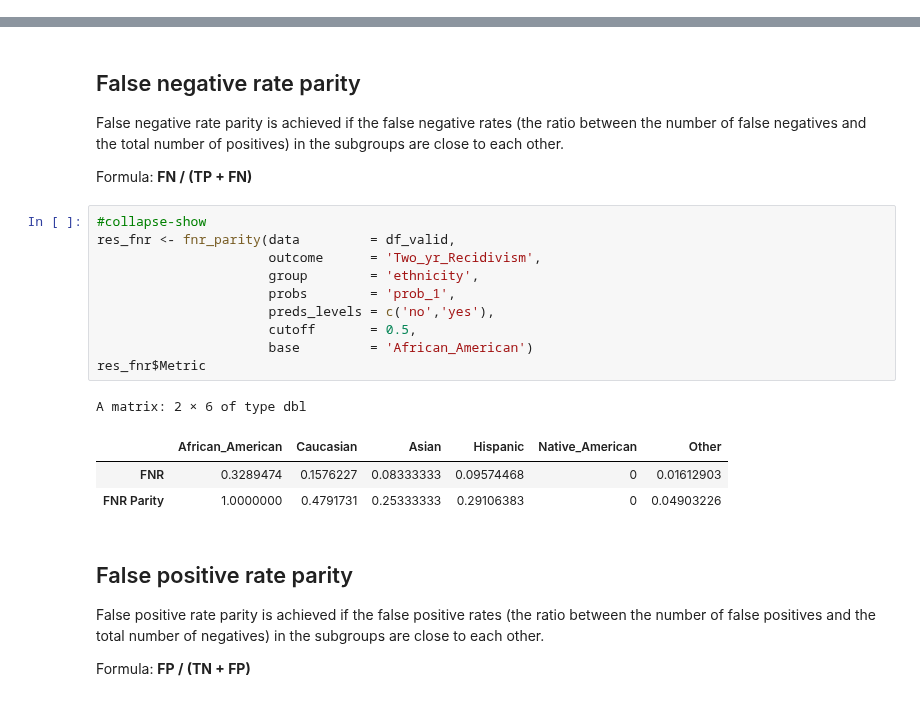
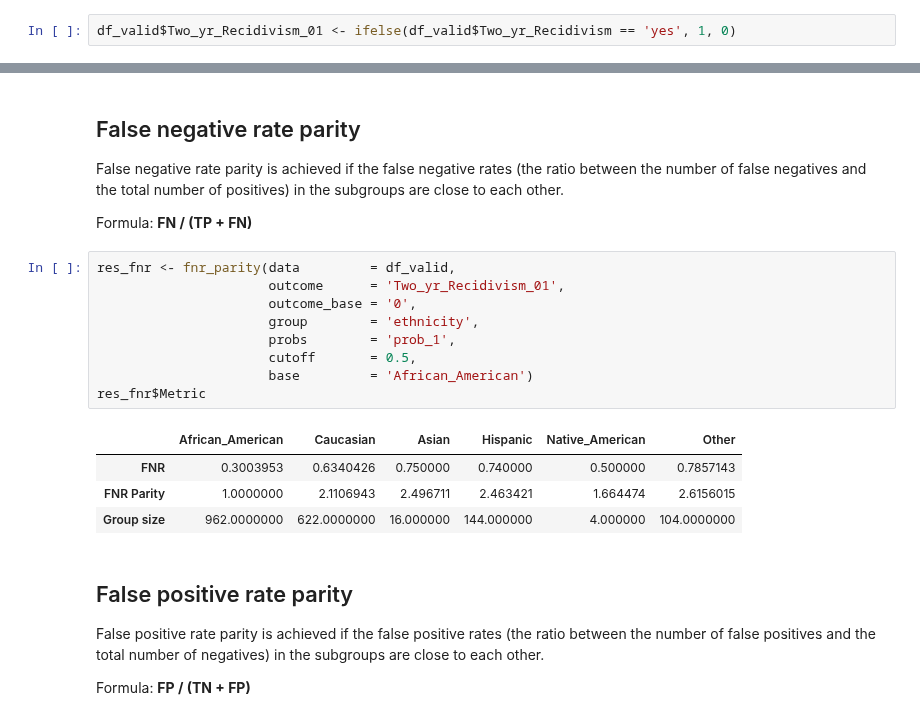
Before and after one commit to kozodoi/website, a Jupyter notebook: _notebooks/2020-05-01-fairness-tutorial.ipynb, the cells around one changed output, grey strips where cells are left out. Saved outputs shown, nothing was run; the diff lists cells and outputs as text.

```diff
--- a/_notebooks/2020-05-01-fairness-tutorial.ipynb
+++ b/_notebooks/2020-05-01-fairness-tutorial.ipynb
@@ -175,3 +168,5 @@ When working with probabilistic predictions, some metrics also require a cutoff
+# %%
+df_valid$Two_yr_Recidivism_01 <- ifelse(df_valid$Two_yr_Recidivism == 'yes', 1, 0)
 # %% [markdown]
 # 6. Computing fairness metrics
 
@@ -382,20 +359,19 @@ False negative rate parity is achieved if the false negative rates (the ratio be
 
 Formula: **FN / (TP + FN)**
 # %%
-#collapse-show
 res_fnr <- fnr_parity(data         = df_valid,
-                      outcome      = 'Two_yr_Recidivism',
+                      outcome      = 'Two_yr_Recidivism_01',
+                      outcome_base = '0',
                       group        = 'ethnicity',
                       probs        = 'prob_1',
-                      preds_levels = c('no','yes'),
                       cutoff       = 0.5,
                       base         = 'African_American')
 res_fnr$Metric
 # %% [output]
-A matrix: 2 × 6 of type dbl
 |  | African_American | Caucasian | Asian | Hispanic | Native_American | Other |
-| FNR | 0.3289474 | 0.1576227 | 0.08333333 | 0.09574468 | 0 | 0.01612903 |
-| FNR Parity | 1.0000000 | 0.4791731 | 0.25333333 | 0.29106383 | 0 | 0.04903226 |
+| FNR | 0.3003953 | 0.6340426 | 0.750000 | 0.740000 | 0.500000 | 0.7857143 |
+| FNR Parity | 1.0000000 | 2.1106943 | 2.496711 | 2.463421 | 1.664474 | 2.6156015 |
+| Group size | 962.0000000 | 622.0000000 | 16.000000 | 144.000000 | 4.000000 | 104.0000000 |
 # %% [markdown]
 ## False positive rate parity
 
```
Also changed, not shown: parts of 39 cells of this notebook.
